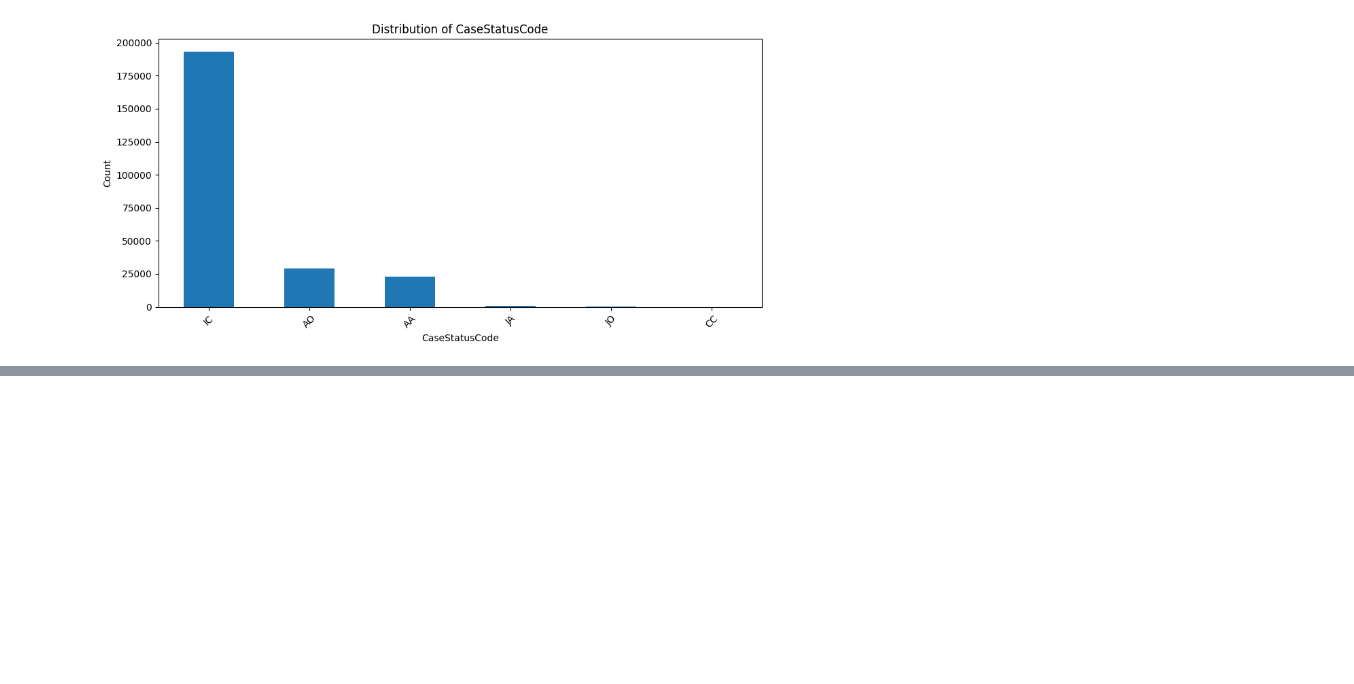
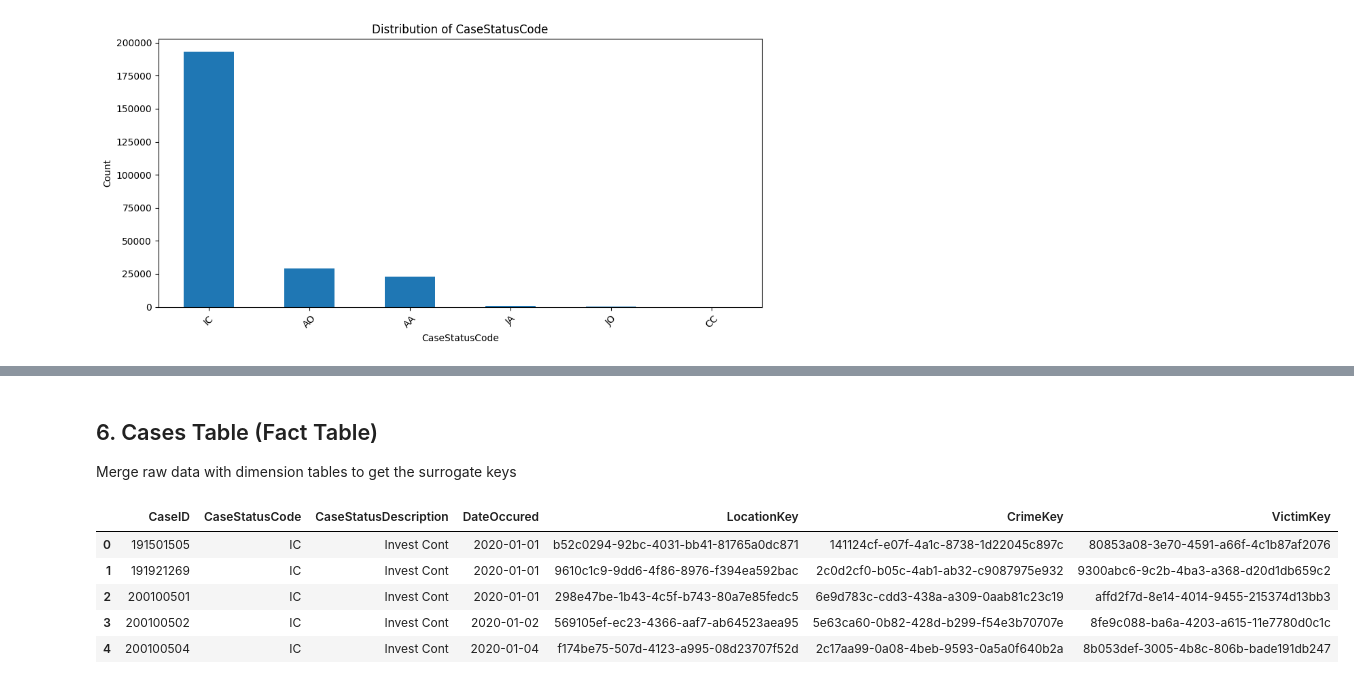
Before and after one commit to alex-kazos/spark-project, a Jupyter notebook: check_raw_data.ipynb, the cells around one changed output, grey strips where cells are left out. Cells and saved outputs as stored; diff of their text form; code cells hidden in the pictures; blank space fills up the shorter version.

```diff
--- a/check_raw_data.ipynb
+++ b/check_raw_data.ipynb
@@ -289,0 +437,6 @@ plt.show()
+# %%
+victim_cols = ['VictimAge', 'VictimSex', 'VictimDescentCode', 'VictimDescent']
+victim_df = raw_data[victim_cols].drop_duplicates().reset_index(drop=True)
+
+# Generate random UUIDs for VictimKey
+victim_df['VictimKey'] = [uuid.uuid4() for _ in range(len(victim_df))]
@@ -289,0 +480,20 @@ plt.show()
+# %% [markdown]
+## 6. Cases Table (Fact Table)
+Merge raw data with dimension tables to get the surrogate keys
+# %%
+cases_df = raw_data.merge(location_df, on=location_cols, how='left') \
+                   .merge(crime_df, on=crime_cols, how='left') \
+                   .merge(victim_df, on=victim_cols, how='left')
+
+# Select columns for the final Cases table
+cases_cols = ['CaseID', 'CaseStatusCode', 'CaseStatusDescription', 'DateOccured', 'LocationKey', 'CrimeKey', 'VictimKey']
+cases_df = cases_df[cases_cols]
+# %%
+cases_df.head(5)
+# %% [output]
+|  | CaseID | CaseStatusCode | CaseStatusDescription | DateOccured | LocationKey | CrimeKey | VictimKey |
+| 0 | 191501505 | IC | Invest Cont | 2020-01-01 | b52c0294-92bc-4031-bb41-81765a0dc871 | 141124cf-e07f-4a1c-8738-1d22045c897c | 80853a08-3e70-4591-a66f-4c1b87af2076 |
+| 1 | 191921269 | IC | Invest Cont | 2020-01-01 | 9610c1c9-9dd6-4f86-8976-f394ea592bac | 2c0d2cf0-b05c-4ab1-ab32-c9087975e932 | 9300abc6-9c2b-4ba3-a368-d20d1db659c2 |
+| 2 | 200100501 | IC | Invest Cont | 2020-01-01 | 298e47be-1b43-4c5f-b743-80a7e85fedc5 | 6e9d783c-cdd3-438a-a309-0aab81c23c19 | affd2f7d-8e14-4014-9455-215374d13bb3 |
+| 3 | 200100502 | IC | Invest Cont | 2020-01-02 | 569105ef-ec23-4366-aaf7-ab64523aea95 | 5e63ca60-0b82-428d-b299-f54e3b70707e | 8fe9c088-ba6a-4203-a615-11e7780d0c1c |
+| 4 | 200100504 | IC | Invest Cont | 2020-01-04 | f174be75-507d-4123-a995-08d23707f52d | 2c17aa99-0a08-4beb-9593-0a5a0f640b2a | 8b053def-3005-4b8c-806b-bade191db247 |
```
Also changed, not shown: parts of 30 cells of this notebook, 1 other file.
